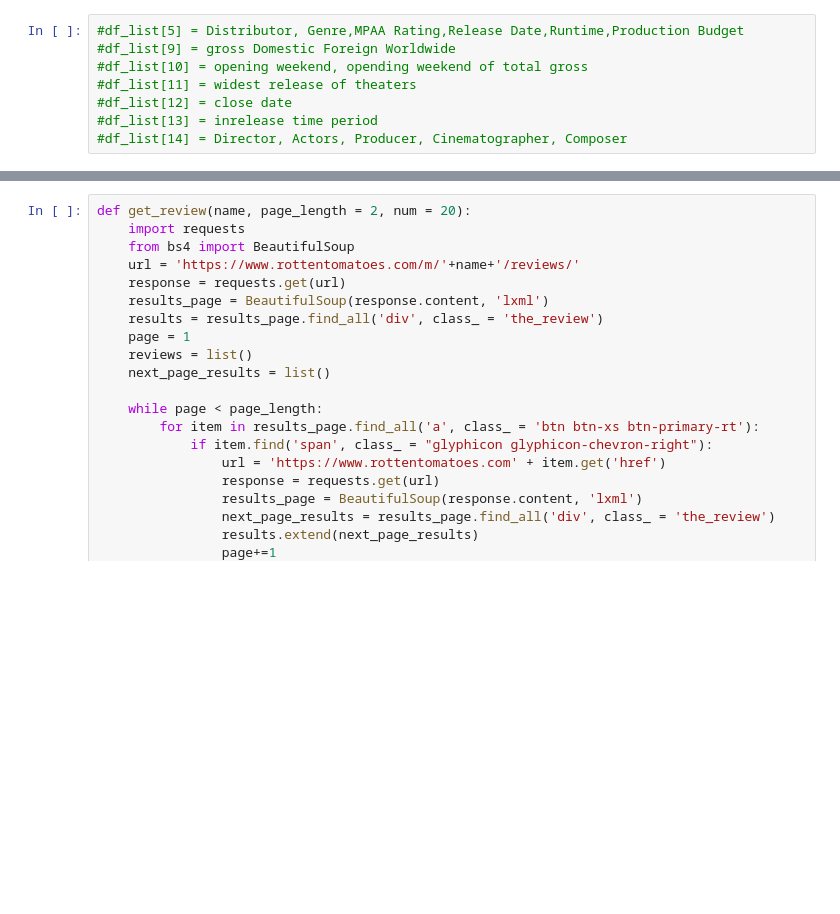
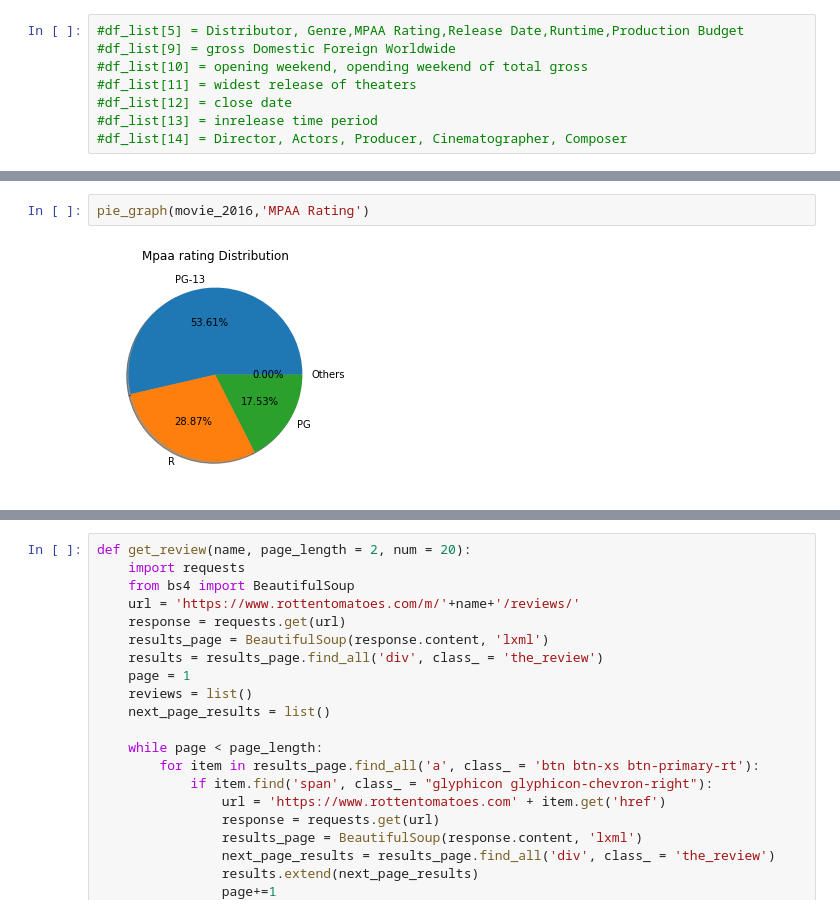
Before and after one commit to yz3432/TFA, a Jupyter notebook: project.ipynb, the cells around one changed output, grey strips where cells are left out. Drawn from its saved outputs; the diff is of its cells as text; blank space fills up the shorter version.

```diff
--- a/project.ipynb
+++ b/project.ipynb
@@ -176,0 +318,4 @@ def data_movies_table(begin_year=1980,end_year=2018,input_name=None):
+# %%
+pie_graph(movie_2016,'MPAA Rating')
+# %% [output]
+[figure, added]
```
Also changed, not shown: parts of 20 cells of this notebook.
